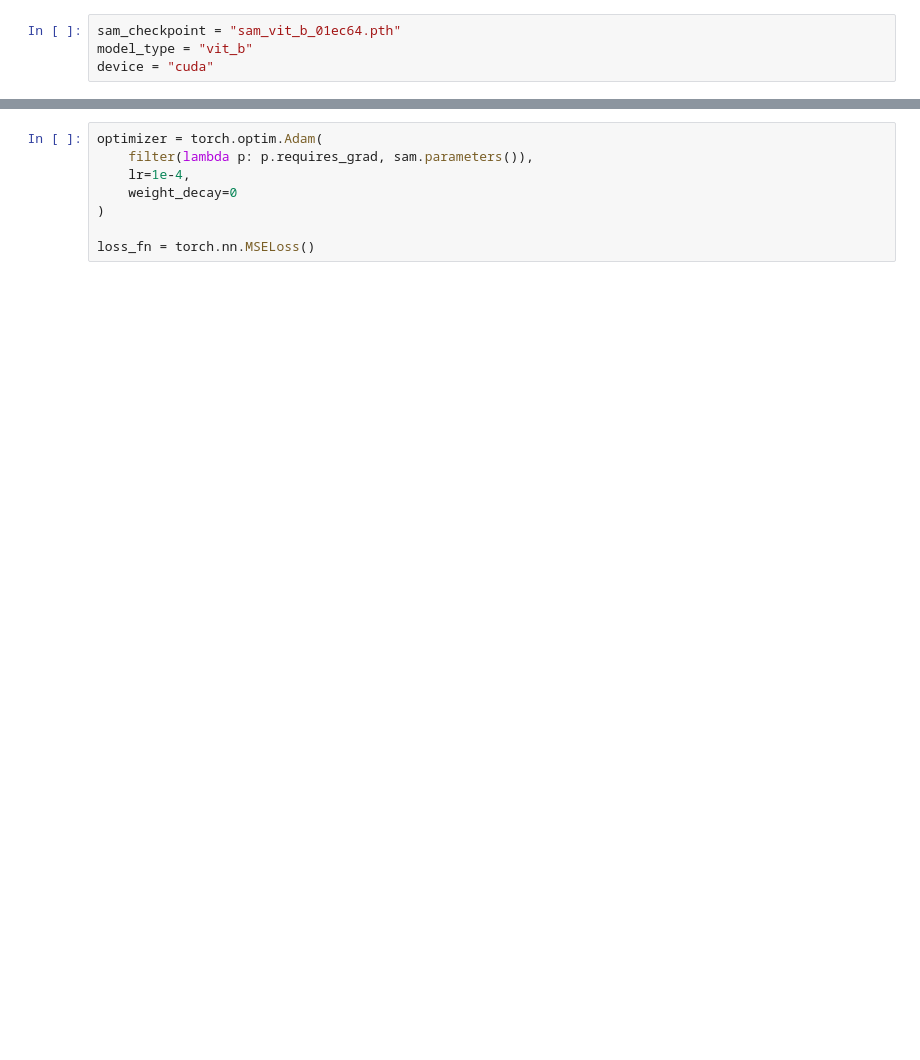
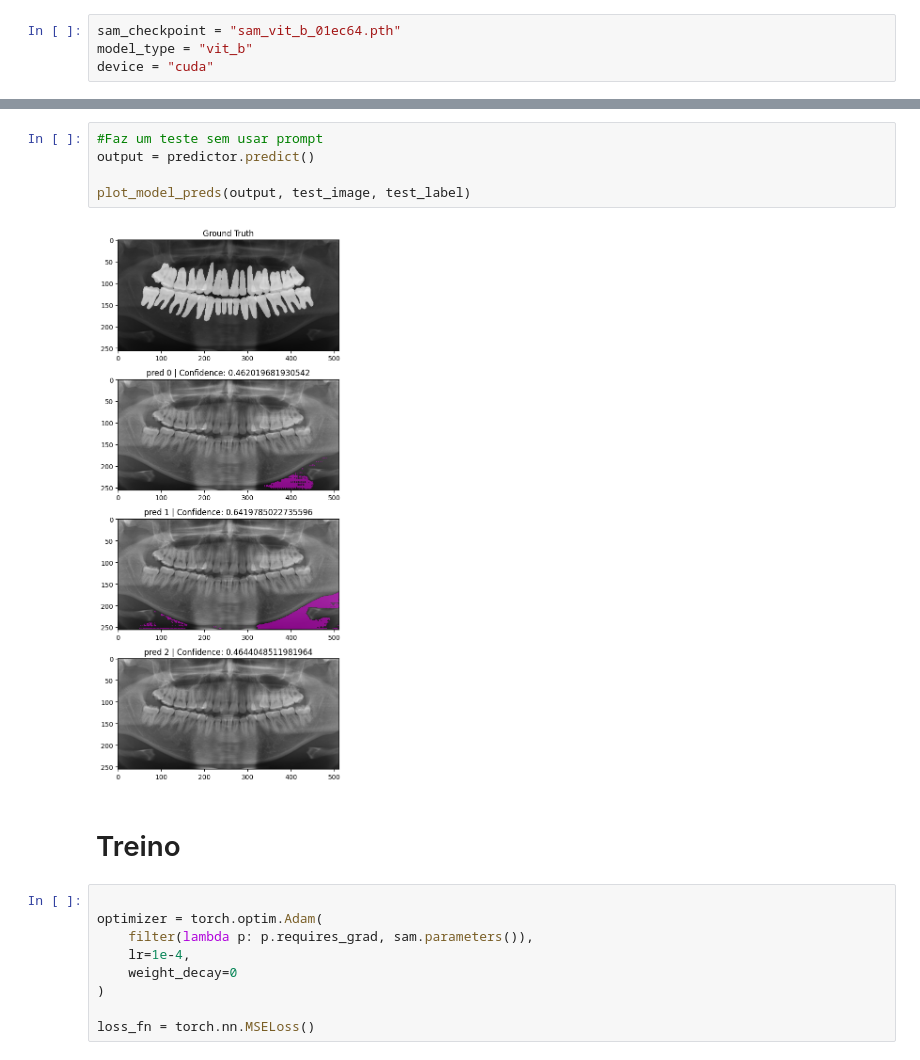
Before and after one commit to pedrotokar/deeplearning-assignments, a Jupyter notebook: Assignment 4/Deep Learning Assignment 4.ipynb, the cells around one changed output, grey strips where cells are left out. Cells and saved outputs as stored; diff of their text form; blank space fills up the shorter version.

```diff
--- a/Assignment 4/Deep Learning Assignment 4.ipynb
+++ b/Assignment 4/Deep Learning Assignment 4.ipynb
@@ -200,4 +275,14 @@ for name, param in sam.named_parameters():
+# %%
+#Faz um teste sem usar prompt
+output = predictor.predict()
+
+plot_model_preds(output, test_image, test_label)
+# %% [output]
+[figure, added]
+# %% [markdown]
+# Treino
 # %%
+
 optimizer = torch.optim.Adam(
     filter(lambda p: p.requires_grad, sam.parameters()),
     lr=1e-4,
```
Also changed, not shown: parts of 13 cells of this notebook.
